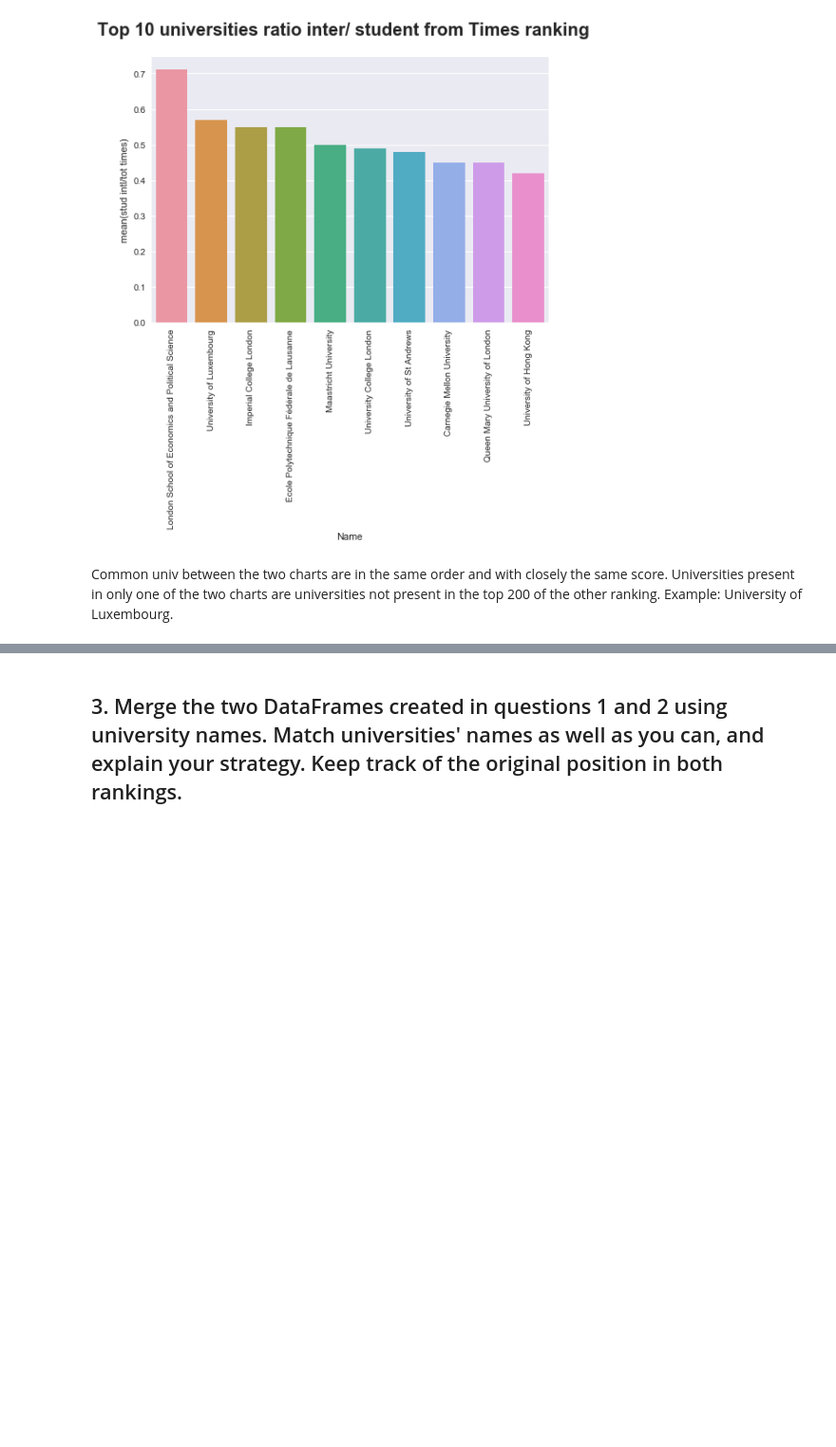
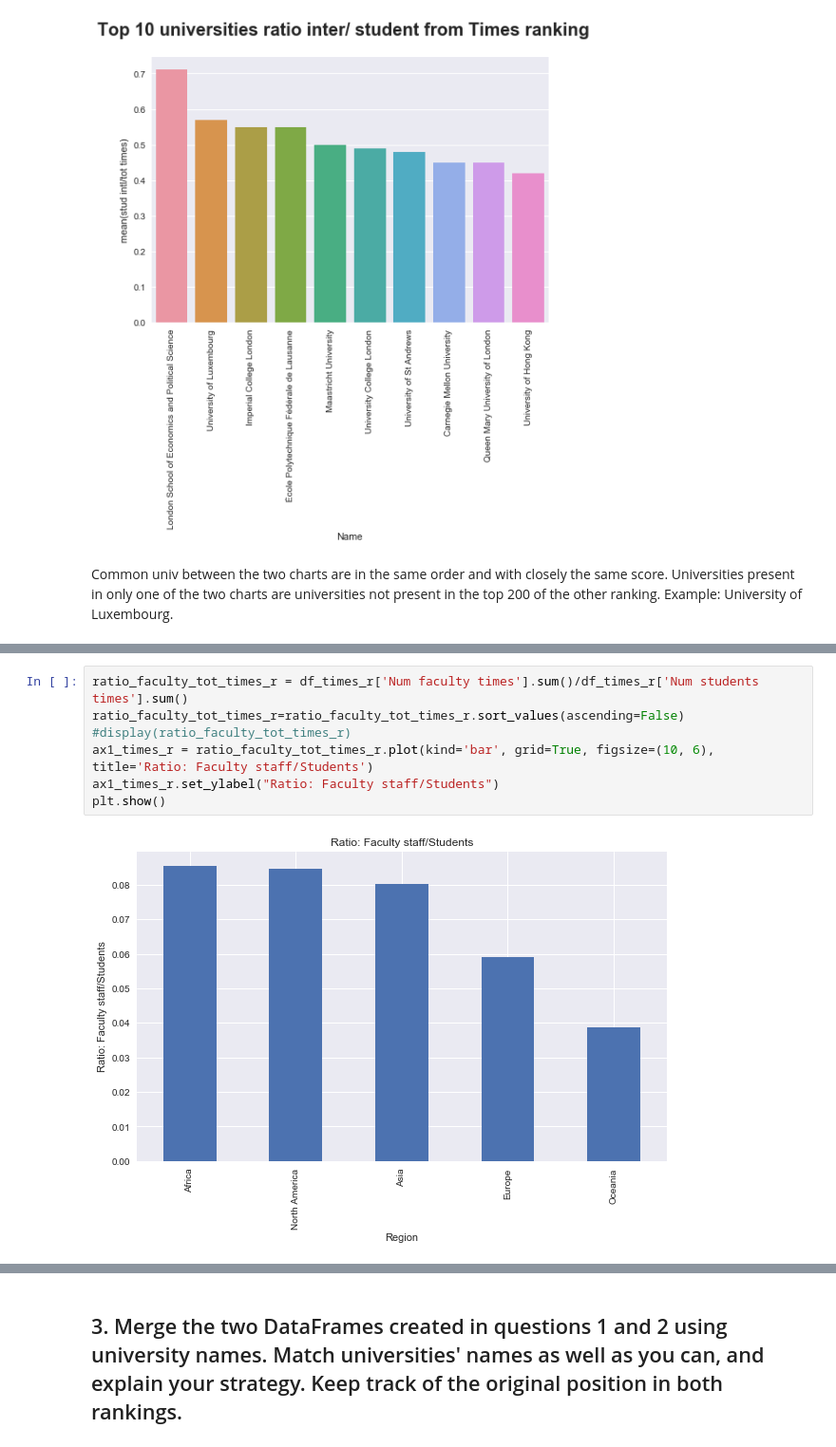
Before and after one commit to Hilefebvre/AppliedDataAnalysis, a Jupyter notebook: ADA2017-Homeworks/02 - Data from the Web/Homework 2.ipynb, the cells around one changed output, grey strips where cells are left out. Shown at 95% size. Cells and saved outputs as stored; diff of their text form; blank space fills up the shorter version.

```diff
--- a/ADA2017-Homeworks/02 - Data from the Web/Homework 2.ipynb
+++ b/ADA2017-Homeworks/02 - Data from the Web/Homework 2.ipynb
@@ -446,0 +501,9 @@ TO BE DONE : ANALYSIS OF DIFFERENCES
+# %%
+ratio_faculty_tot_times_r = df_times_r['Num faculty times'].sum()/df_times_r['Num students times'].sum()
+ratio_faculty_tot_times_r=ratio_faculty_tot_times_r.sort_values(ascending=False)
+#display(ratio_faculty_tot_times_r)
+ax1_times_r = ratio_faculty_tot_times_r.plot(kind='bar', grid=True, figsize=(10, 6), title='Ratio: Faculty staff/Students')
+ax1_times_r.set_ylabel("Ratio: Faculty staff/Students")
+plt.show()
+# %% [output]
+[figure, added]
```
Also changed, not shown: parts of 22 cells of this notebook.
